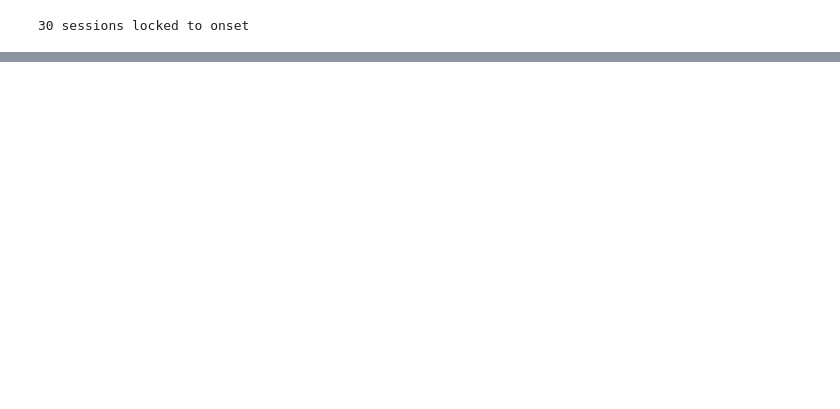
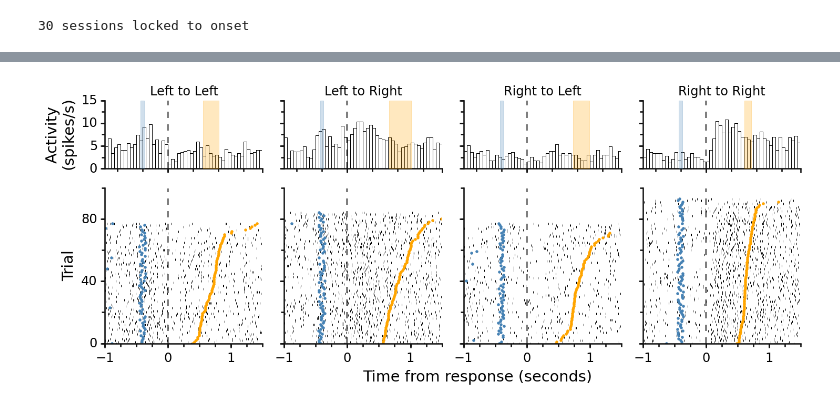
Before and after one commit to mcleonard/wm_paper, a Jupyter notebook: Example neurons.ipynb, the cells around one changed output, grey strips where cells are left out. Cells and saved outputs as stored; diff of their text form; code cells hidden in the pictures; blank space fills up the shorter version.

```diff
--- a/Example neurons.ipynb
+++ b/Example neurons.ipynb
@@ -31,0 +42,63 @@ lkr.lock('onset')
+# %%
+lkr.lock('C out') # Center out event
+unit = 236
+limits = (-1, 1.5)
+port_map = {my.LEFT:'Left', my.RIGHT:'Right'}
+fig = plt.figure(num=1, figsize=(10,4))
+
+# Select trials where the rat made the correct response twice in a row
+data = lkr[unit].groupby(('PG outcome', 'FG outcome')).get_group((my.HIT, my.HIT))
+trajectories = data.groupby(('PG port', 'FG port'))
+for ii, ((pg, fg), tdata) in enumerate(trajectories):
+
+    # Sort the trials first, for visual clarity
+    tdata = tdata.sort(columns='FG in')
+
+    ########################
+    # Make the histogram plot
+    ax_bar = plt.subplot2grid((3,4), (0,ii))
+    rates = my.analyze.time_histogram(tdata, limit=limits, bin_width=0.05)
+    ax_bar.bar(rates.columns, rates.mean(), width=0.05, facecolor='w', edgecolor='k', zorder=1)
+    ax_bar.set_xticklabels('')
+    ax_bar.set_ylim(0,15)
+    ax_bar.plot([0,0], ax_bar.get_ylim(), '--k', alpha=0.5, zorder=3)
+    ax_bar.set_title('{} to {}'.format(port_map[pg], port_map[fg]), size='medium')
+
+    # Adding the colored bars here, they indicate the middle 50% of the event times.
+    # Here the events are entering the center port (C in) and entering the goal port (FG in).
+    lq, uq = tdata['C in'].quantile(q=[0.25, .75])
+    ax_bar.fill_betweenx(ax_bar.get_ylim(), lq, uq, color='steelblue', alpha=0.25, zorder=3)
+    lq, uq = tdata['FG in'].quantile(q=[0.25, .75])
+    ax_bar.fill_betweenx(ax_bar.get_ylim(), lq, uq, color='orange', alpha=0.25, zorder=3)
+
+    ax_bar.set_xlim(*limits)
+    ax_bar = my.utils.pub_format(ax_bar, yticks=3, xticks=2)
+
+    ######################
+    # Make the raster plot
+    timestamps = np.hstack(tdata['timestamps'].values)
+    trial_nums = np.hstack([[jj]*len(row) for jj, row in enumerate(tdata['timestamps'])])
+    ax_scatter = plt.subplot2grid((3,4), (1,ii), rowspan=2)
+    ax_scatter.scatter(timestamps, trial_nums, marker='|', color='k', s=5)
+    ax_scatter.scatter(tdata['C in'].values, range(len(tdata)), marker='.', c='steelblue', edgecolors='steelblue')
+    ax_scatter.scatter(tdata['FG in'].values, range(len(tdata)), marker='.', c='orange', edgecolors='orange')
+
+    ax_scatter.set_xlim(*limits)
+    ax_scatter.set_ylim(0, 100)
+    ax_scatter.plot([0,0], ax_scatter.get_ylim(), '--k', alpha=0.5)
+    ax_scatter = my.utils.pub_format(ax_scatter, yticks=3, xticks=3)
+
+    # Turn off yticks and labels for all but the leftmost axes
+    if ii > 0:
+        ax_bar.set_yticklabels('')
+        ax_scatter.set_yticklabels('')
+    else:
+        ax_bar.set_ylabel('Activity \n(spikes/s)')
+        ax_scatter.set_ylabel('Trial')
+
+    if ii == 1:
+        ax_scatter.set_xlabel('Time from response (seconds)', horizontalalignment='left')
+
+fig.tight_layout(pad=0.1, w_pad=-12, h_pad=1)
+# %% [output]
+[figure, added]
```
Also changed, not shown: parts of 10 cells of this notebook, 1 other file.
